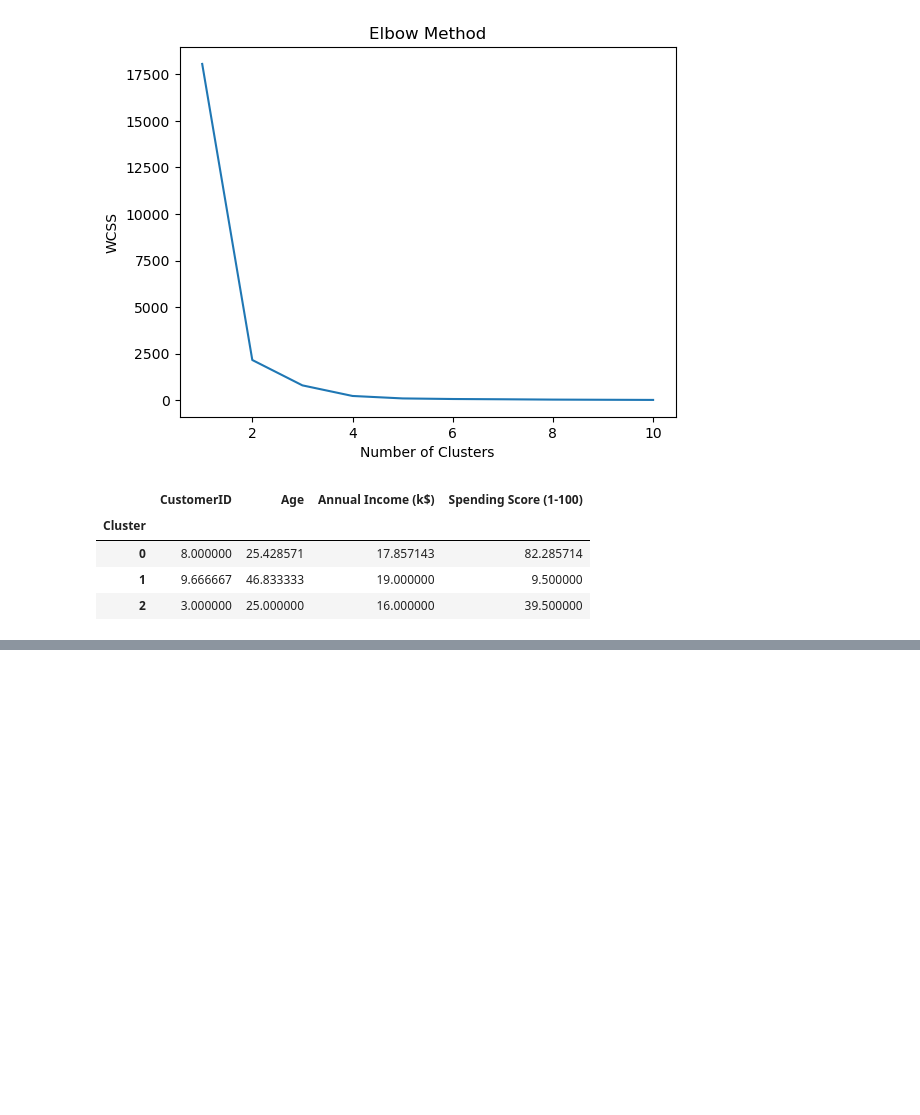
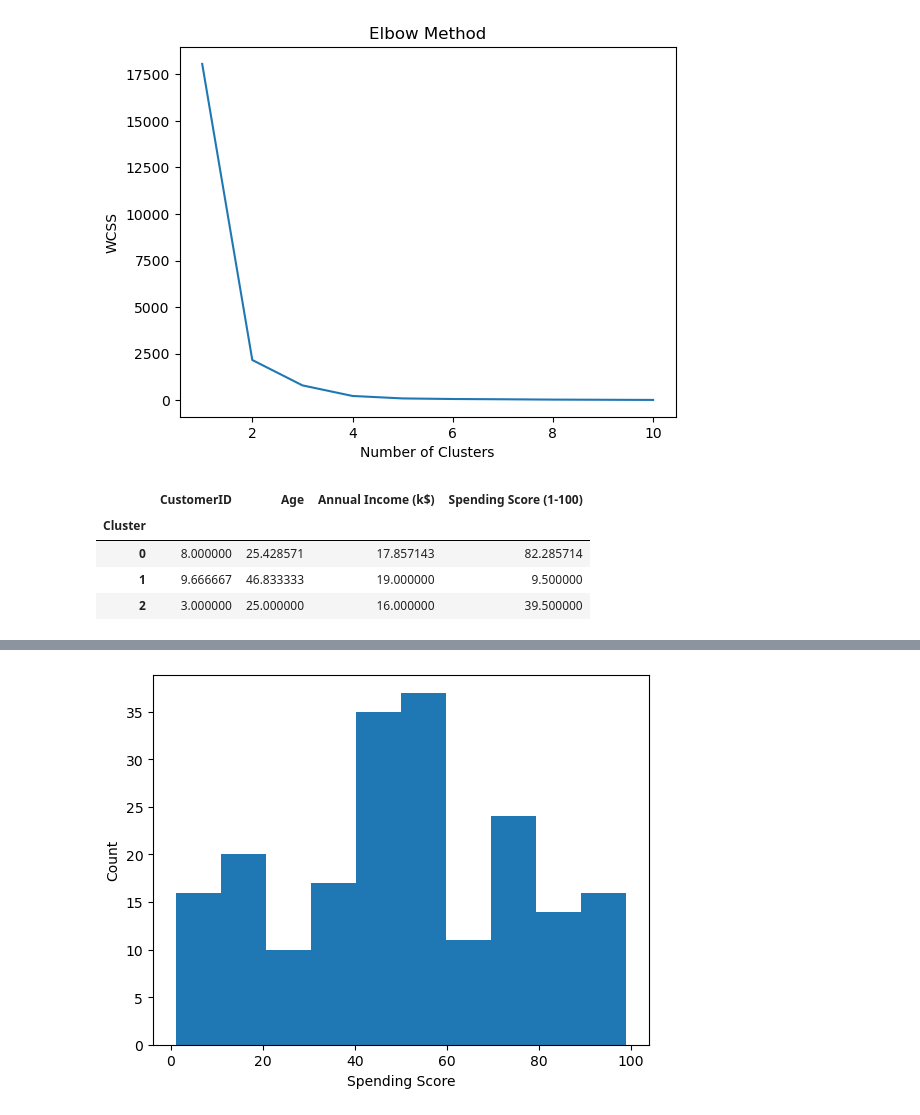
Before and after one commit to kalviumcommunity/S65-0226-CustomerSegmentation-Python-Pandas-RetailInsight, a Jupyter notebook: customer_segmentation.ipynb, the cells around one changed output, grey strips where cells are left out. Cells and saved outputs as stored; diff of their text form; code cells hidden in the pictures; blank space fills up the shorter version.

```diff
--- a/customer_segmentation.ipynb
+++ b/customer_segmentation.ipynb
@@ -116,0 +220,9 @@ Targeted suggestions]
+# %%
+plt.hist(df['Spending Score (1-100)'])
+
+plt.xlabel("Spending Score")
+plt.ylabel("Count")
+
+plt.show()
+# %% [output]
+[figure, added]
```
Also changed, not shown: parts of 31 cells of this notebook, 10 other files.
